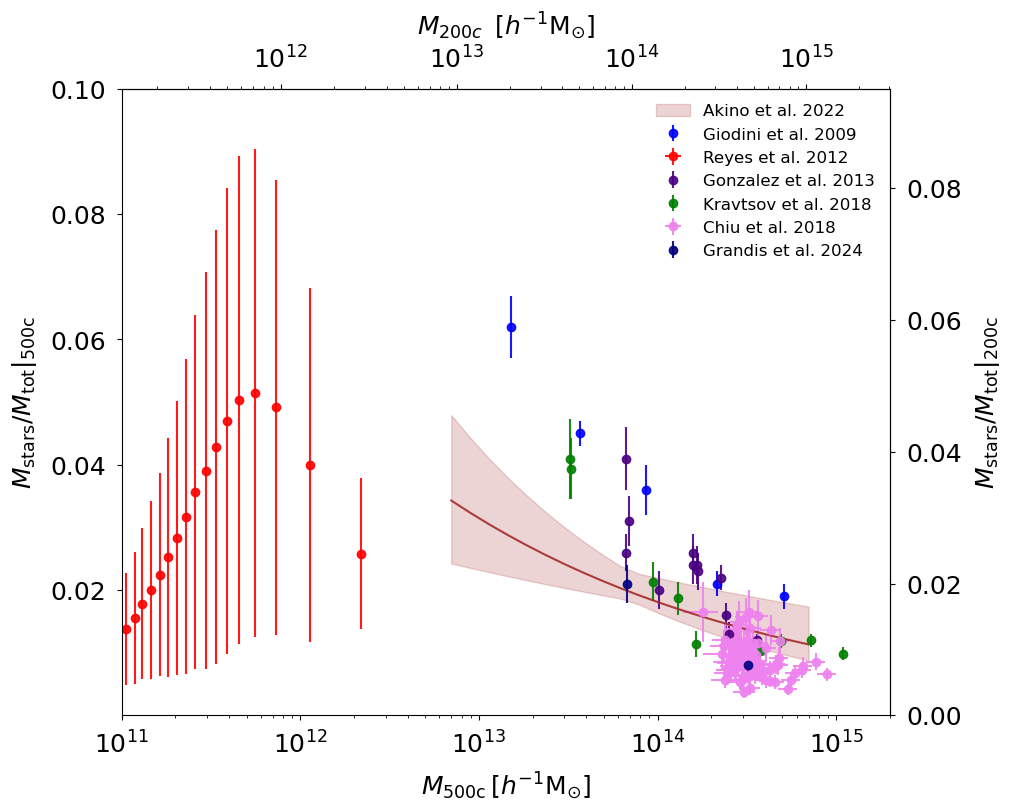
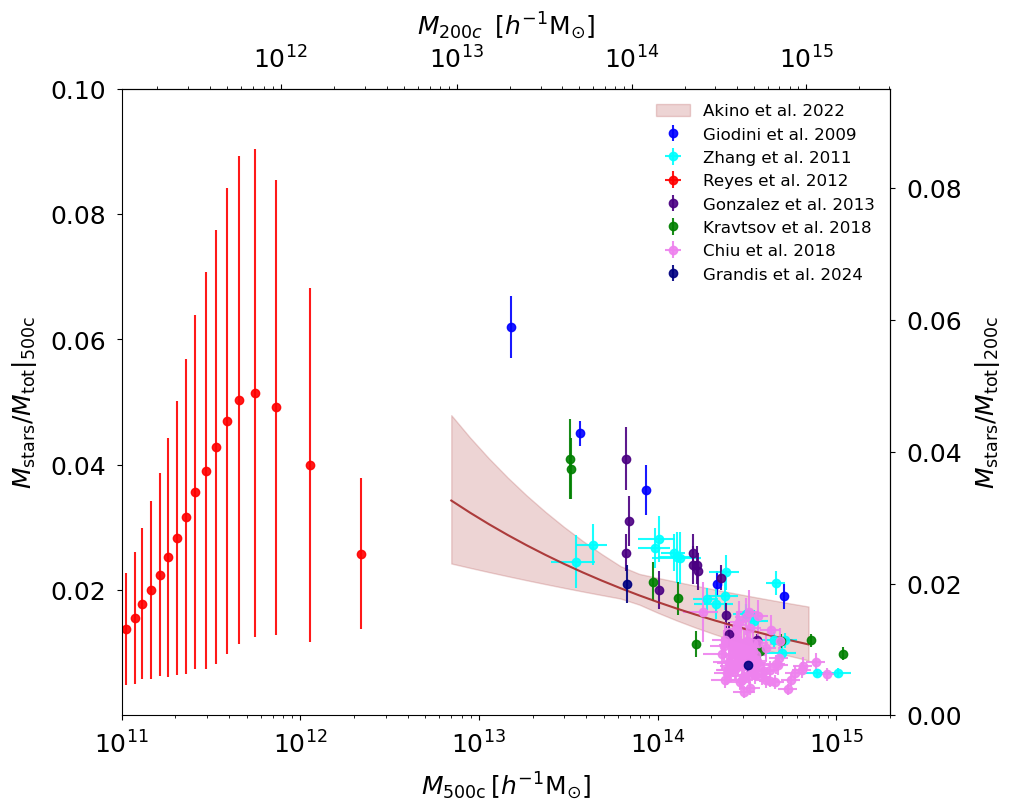
The notebook cell's code change between the first figure and the second:
--- before
+++ after
@@ -6,4 +6,5 @@
 
 ax.errorbar(m500_G,f_star_G,yerr=erf_star_G, marker="o",c="blue",ls="",label="Giodini et al. 2009",alpha=0.9)
+ax.errorbar(M500_Z, f_star_Z, xerr=M500_err_Z, yerr=f_star_err_Z, marker="o",c="cyan",ls="",label="Zhang et al. 2011",alpha=0.9)
 ax.errorbar(M200_to_M500(M_200c_R),f200_to_f500(f_star_200_R),yerr=erf_star_200_R,xerr=erf_M200c_R,marker="o",c="red",ls="",label="Reyes et al. 2012",alpha=0.9)
 ax.errorbar(m500,f_star,yerr=erf_star, marker="o",c="indigo",ls="",label="Gonzalez et al. 2013",alpha=0.9)

Commit: added Mulroy et al. 2019 dataset